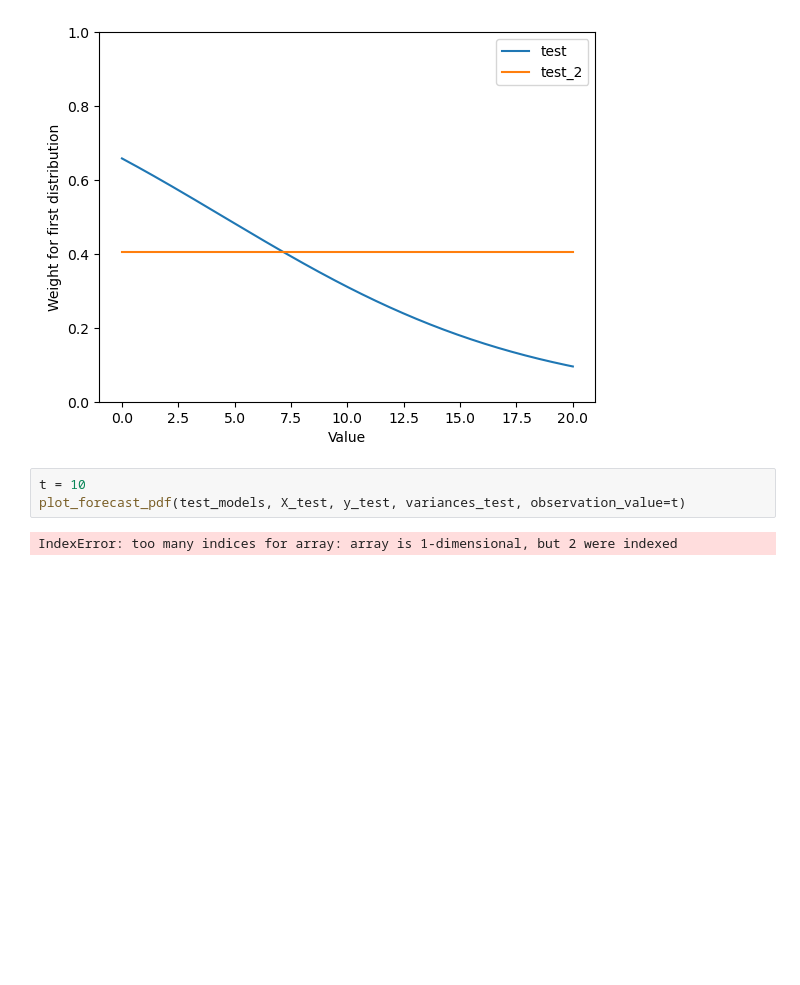
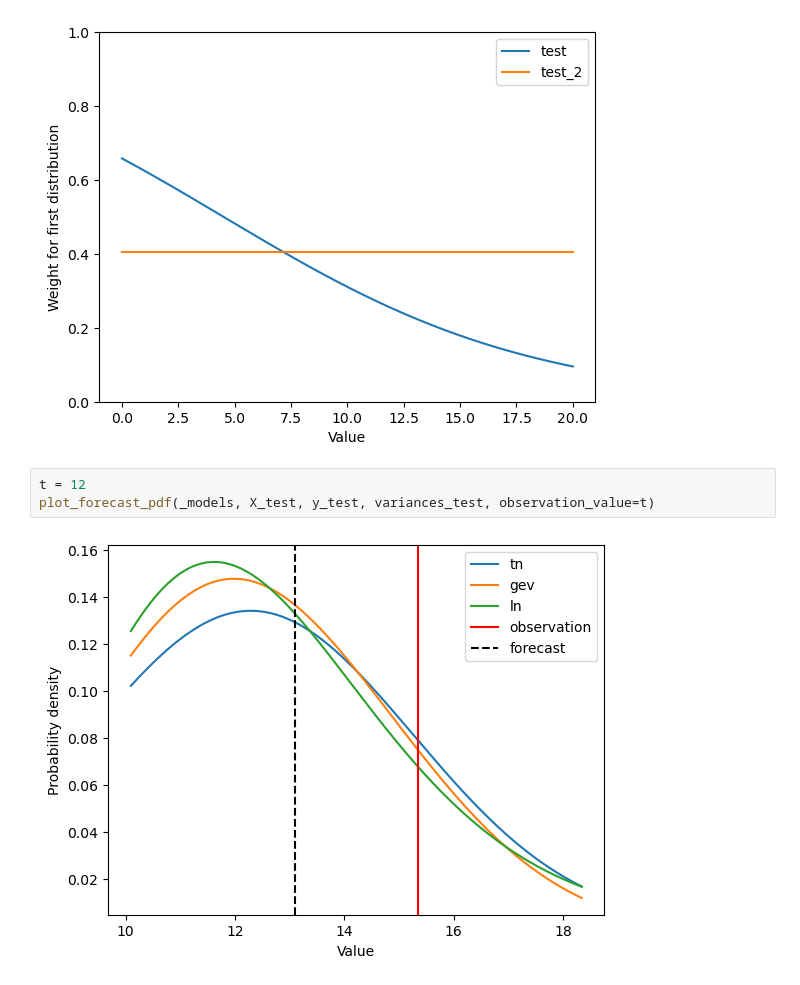
Before and after one commit to SimonHakvoort/thesiscode, a Jupyter notebook: src/emos_results/mixturelinear.ipynb, the cells around one changed output. Drawn from its saved outputs; the diff is of its cells as text; blank space fills up the shorter version.

```diff
--- a/src/emos_results/mixturelinear.ipynb
+++ b/src/emos_results/mixturelinear.ipynb
@@ -164,7 +163,7 @@ plot_weight_mixture(test_models, values)
 # %% [output]
 [figure]
 # %%
-t = 10
-plot_forecast_pdf(test_models, X_test, y_test, variances_test, observation_value=t)
+t = 12
+plot_forecast_pdf(_models, X_test, y_test, variances_test, observation_value=t)
 # %% [output]
-IndexError: too many indices for array: array is 1-dimensional, but 2 were indexed
+[figure, added]
```
Also changed, not shown: parts of 3 cells of this notebook, 5 other files.
